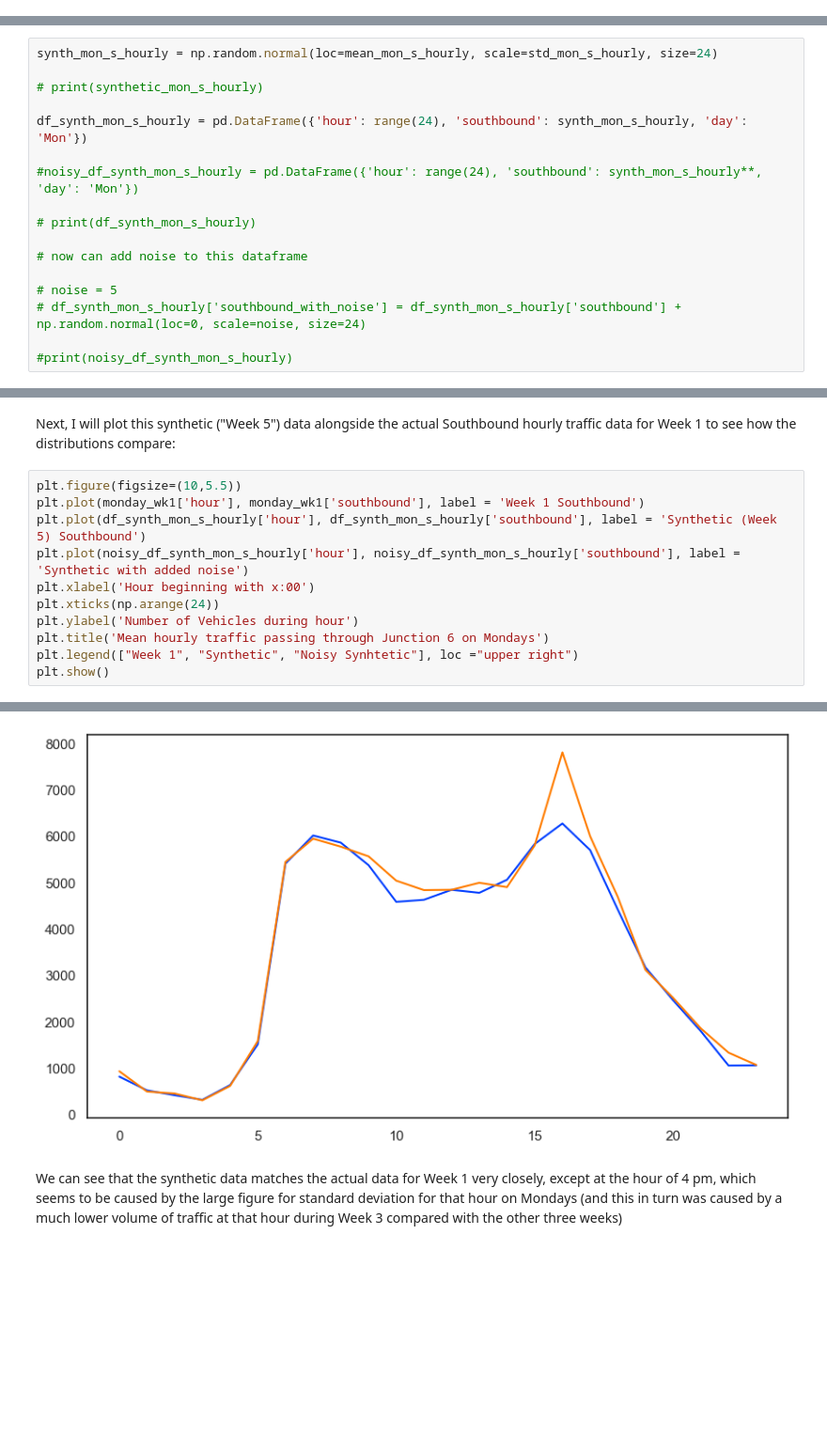
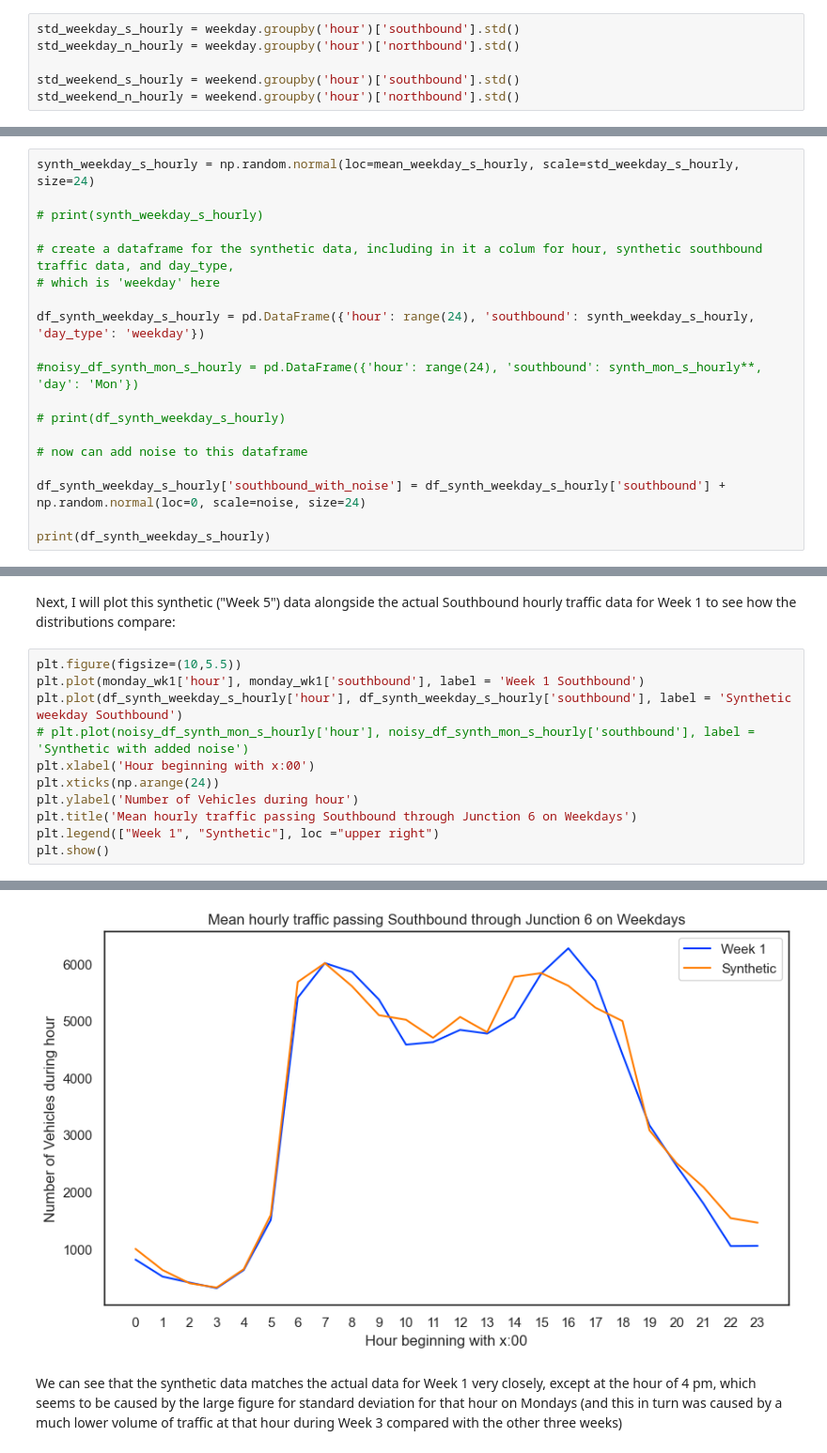
Before and after one commit to jmce22/pfda_project1, a Jupyter notebook: pfda_project1.ipynb, the cells around one changed output, grey strips where cells are left out. Shown at 94% size. Cells and saved outputs as stored; diff of their text form; blank space fills up the shorter version.

Commit message:
added data for weekdays and weekends. attempting to create synthetic datasets

```diff
--- a/pfda_project1.ipynb
+++ b/pfda_project1.ipynb
@@ -474,3 +509,9 @@ std_sun_n_hourly = sunday.groupby('hour')['northbound'].std()
+# %%
+std_weekday_s_hourly = weekday.groupby('hour')['southbound'].std()
+std_weekday_n_hourly = weekday.groupby('hour')['northbound'].std()
+
+std_weekend_s_hourly = weekend.groupby('hour')['southbound'].std()
+std_weekend_n_hourly = weekend.groupby('hour')['northbound'].std()
 # %% [markdown]
 #### Summary of traffic distribution ####
 We can see that at the broadest level of description, traffic in both directions during all five weekdays follows a roughly similar distribution: a first peak period between 6 am and 10 am, followed by a second peak period between 2 pm and 7 pm.
@@ -762,17 +805,19 @@ I will first create synthetic hourly data for Monday Southbound traffic: to do t
 # %%
-synth_mon_s_hourly = np.random.normal(loc=mean_mon_s_hourly, scale=std_mon_s_hourly, size=24)
+synth_weekday_s_hourly = np.random.normal(loc=mean_weekday_s_hourly, scale=std_weekday_s_hourly, size=24)
 
-# print(synthetic_mon_s_hourly)
+# print(synth_weekday_s_hourly)
 
-df_synth_mon_s_hourly = pd.DataFrame({'hour': range(24), 'southbound': synth_mon_s_hourly, 'day': 'Mon'})
+# create a dataframe for the synthetic data, including in it a colum for hour, synthetic southbound traffic data, and day_type,
+# which is 'weekday' here
+
+df_synth_weekday_s_hourly = pd.DataFrame({'hour': range(24), 'southbound': synth_weekday_s_hourly, 'day_type': 'weekday'})
 
 #noisy_df_synth_mon_s_hourly = pd.DataFrame({'hour': range(24), 'southbound': synth_mon_s_hourly**, 'day': 'Mon'})
 
-# print(df_synth_mon_s_hourly)
+# print(df_synth_weekday_s_hourly)
 
 # now can add noise to this dataframe
 
-# noise = 5
-# df_synth_mon_s_hourly['southbound_with_noise'] = df_synth_mon_s_hourly['southbound'] + np.random.normal(loc=0, scale=noise, size=24)
+df_synth_weekday_s_hourly['southbound_with_noise'] = df_synth_weekday_s_hourly['southbound'] + np.random.normal(loc=0, scale=noise, size=24)
 
-#print(noisy_df_synth_mon_s_hourly)
+print(df_synth_weekday_s_hourly)
@@ -781,12 +871,12 @@ Next, I will plot this synthetic ("Week 5") data alongside the actual Southbound
 # %%
 plt.figure(figsize=(10,5.5))
 plt.plot(monday_wk1['hour'], monday_wk1['southbound'], label = 'Week 1 Southbound')
-plt.plot(df_synth_mon_s_hourly['hour'], df_synth_mon_s_hourly['southbound'], label = 'Synthetic (Week 5) Southbound')
-plt.plot(noisy_df_synth_mon_s_hourly['hour'], noisy_df_synth_mon_s_hourly['southbound'], label = 'Synthetic with added noise')
+plt.plot(df_synth_weekday_s_hourly['hour'], df_synth_weekday_s_hourly['southbound'], label = 'Synthetic weekday Southbound')
+# plt.plot(noisy_df_synth_mon_s_hourly['hour'], noisy_df_synth_mon_s_hourly['southbound'], label = 'Synthetic with added noise')
 plt.xlabel('Hour beginning with x:00')
 plt.xticks(np.arange(24))
 plt.ylabel('Number of Vehicles during hour')
-plt.title('Mean hourly traffic passing through Junction 6 on Mondays')
-plt.legend(["Week 1", "Synthetic", "Noisy Synhtetic"], loc ="upper right")
+plt.title('Mean hourly traffic passing Southbound through Junction 6 on Weekdays')
+plt.legend(["Week 1", "Synthetic"], loc ="upper right")
 plt.show()
 # %% [output]
@@ -794,3 +883,3 @@ NameError: name 'noisy_df_synth_mon_s_hourly' is not defined
-[figure, old version]
+[figure, new version]
 # %% [markdown]
 We can see that the synthetic data matches the actual data for Week 1 very closely, except at the hour of 4 pm, which seems to be caused by the large figure for standard deviation for that hour on Mondays (and this in turn was caused by a much lower volume of traffic at that hour during Week 3 compared with the other three weeks)
```
Also changed, not shown: parts of 12 cells of this notebook.
